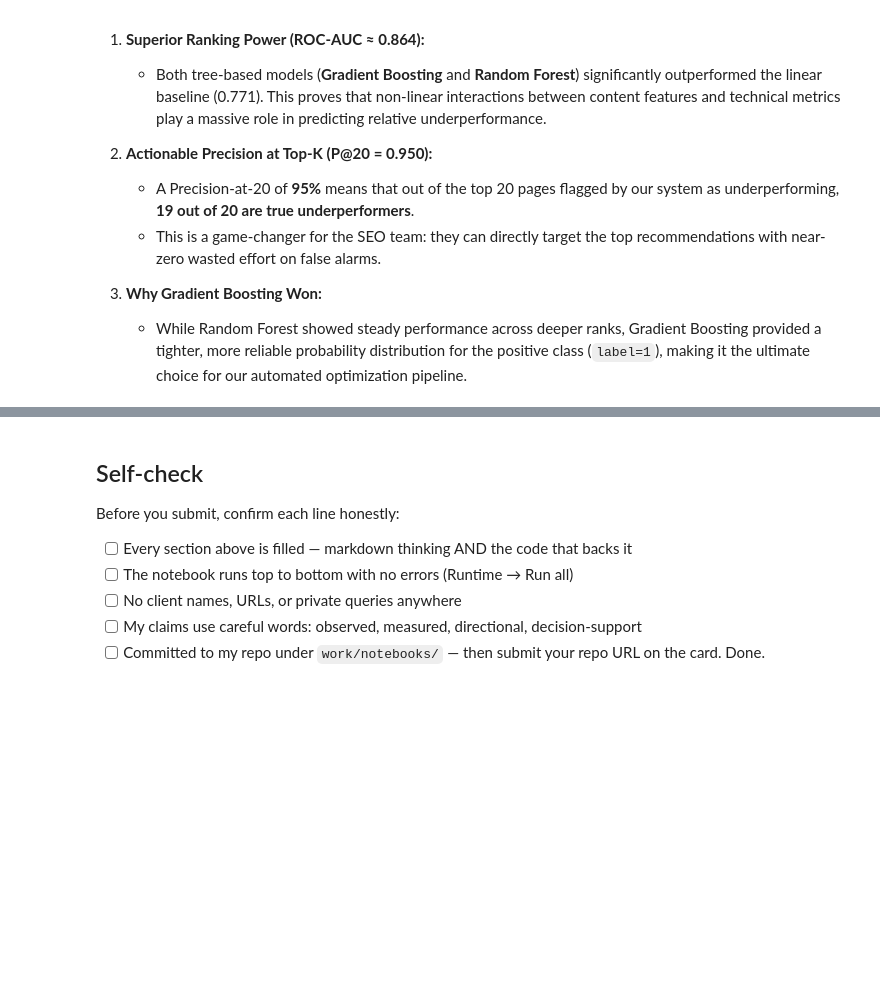
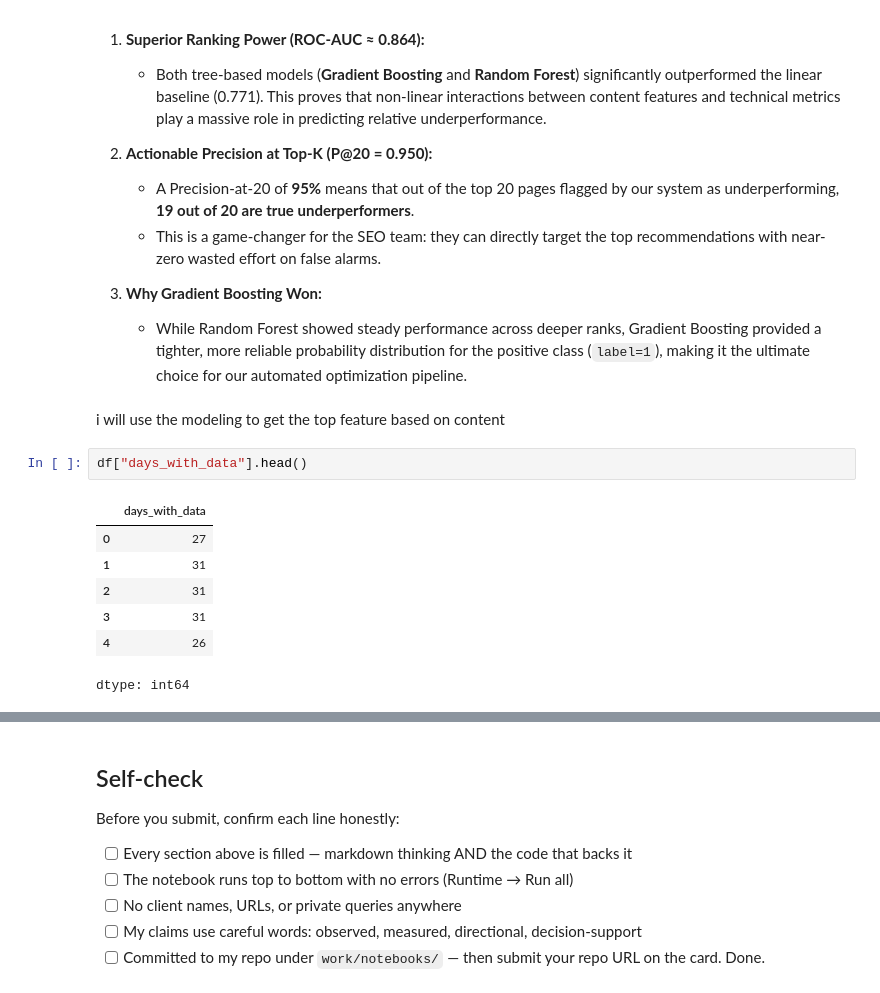
Before and after one commit to menna890/flyrank-ml-internship-Explaining-Search-Performance, a Jupyter notebook: work/notebooks/w05_model.ipynb, the cells around one changed output, grey strips where cells are left out. Cells and saved outputs as stored; diff of their text form; blank space fills up the shorter version.

```diff
--- a/work/notebooks/w05_model.ipynb
+++ b/work/notebooks/w05_model.ipynb
@@ -1503,3 +1513,15 @@ After correcting our target variable to `is_below_peer_median`—which successfu
 
 3. **Why Gradient Boosting Won:**
    * While Random Forest showed steady performance across deeper ranks, Gradient Boosting provided a tighter, more reliable probability distribution for the positive class (`label=1`), making it the ultimate choice for our automated optimization pipeline.
+# %% [markdown]
+i will use the modeling to get the top feature based on content
+# %%
+df["days_with_data"].head()
+# %% [output]
+|  | days_with_data |
+| 0 | 27 |
+| 1 | 31 |
+| 2 | 31 |
+| 3 | 31 |
+| 4 | 26 |
+dtype: int64
```
Also changed, not shown: parts of 17 cells of this notebook.
